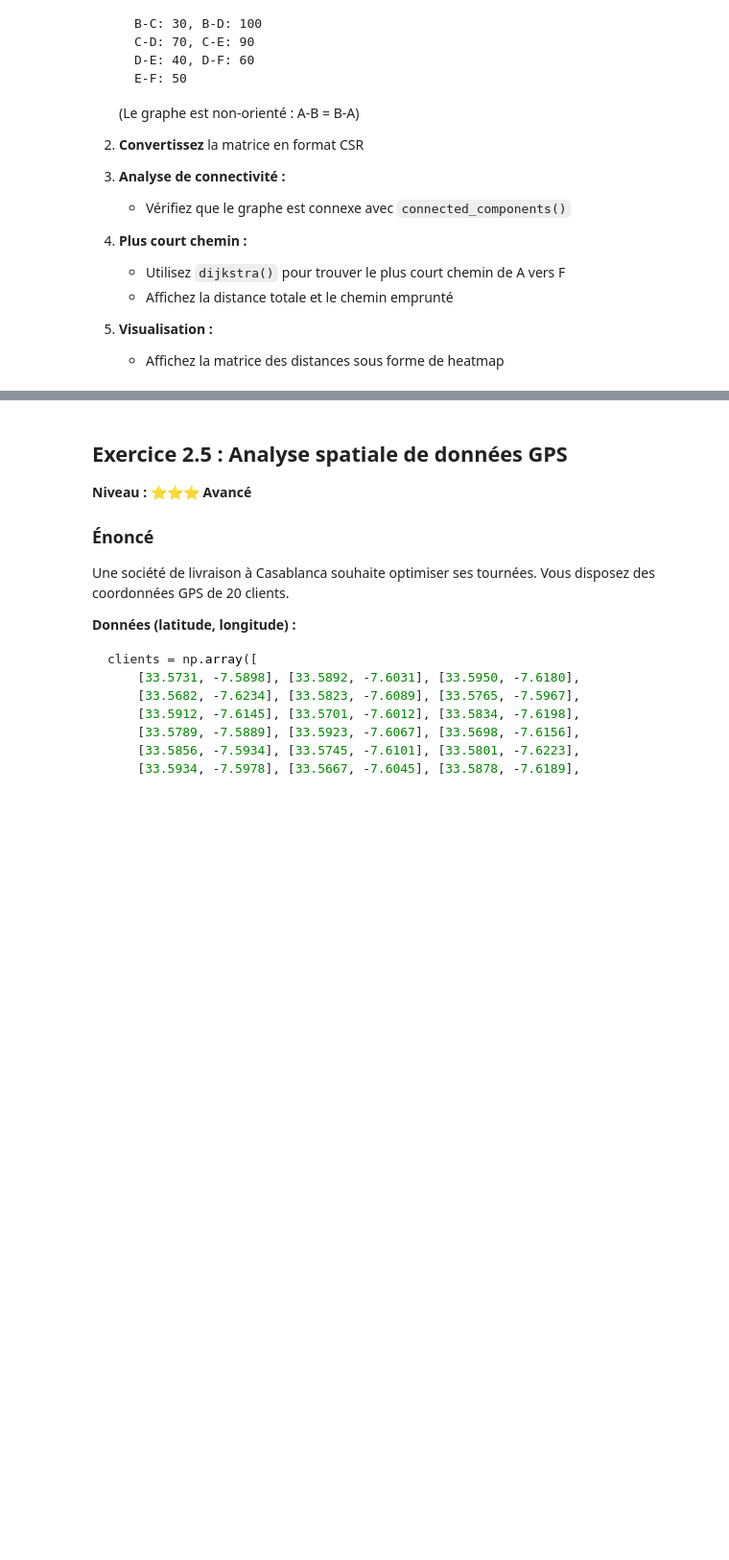
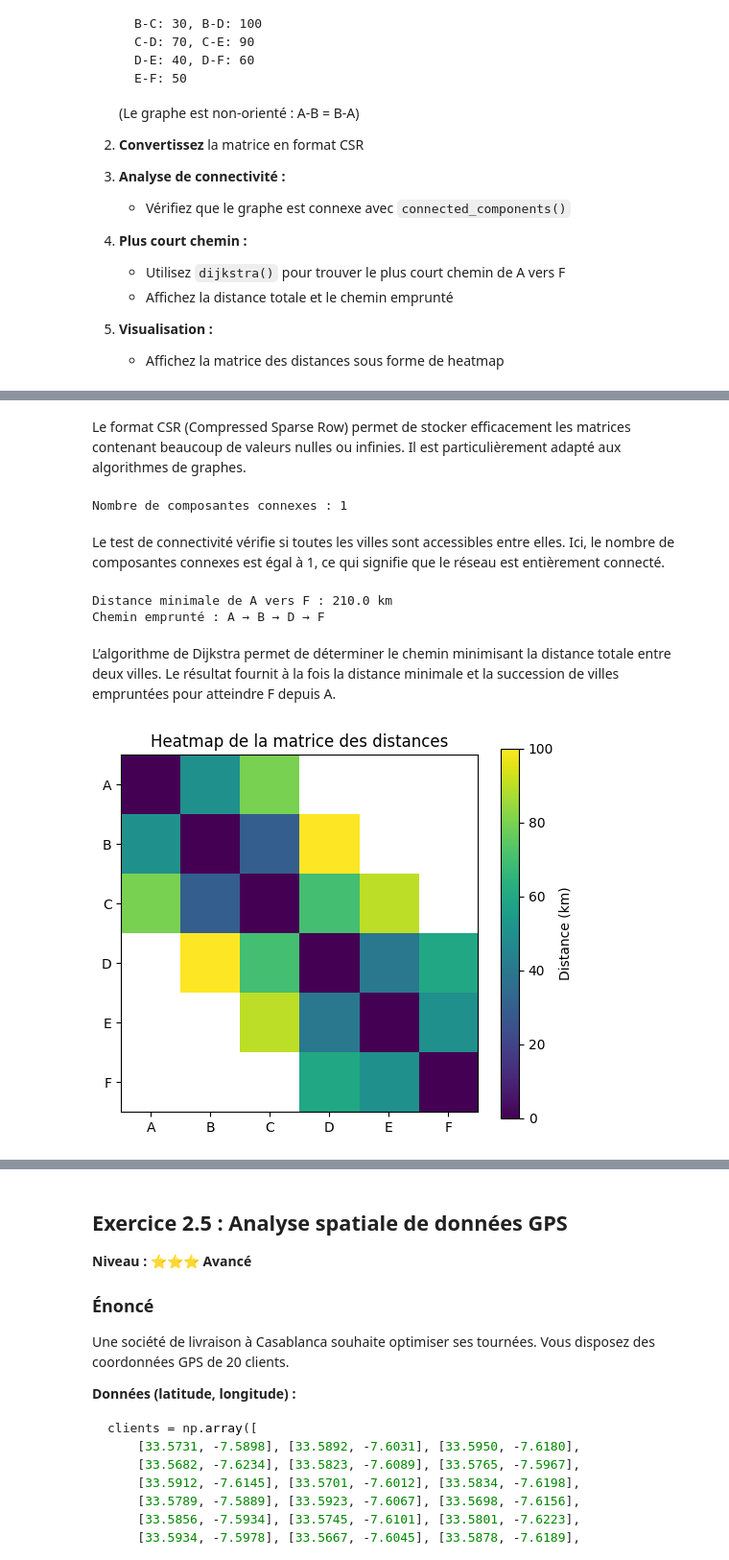
Before and after one commit to USMS-FPK-IA-GI-2025/controle-01-numpy-and-matplotlib-iris-Laylaouyoussef68, a Jupyter notebook: exercices/exercices-pratiques-scipy.ipynb, the cells around one changed output, grey strips where cells are left out. Shown at 96% size. Saved outputs shown, nothing was run; the diff lists cells and outputs as text; code cells hidden in the pictures; blank space fills up the shorter version.

```diff
--- a/exercices/exercices-pratiques-scipy.ipynb
+++ b/exercices/exercices-pratiques-scipy.ipynb
@@ -776,0 +1041,11 @@ Vous analysez un réseau social d'une université de 1000 étudiants. Les connex
+# %%
+#Identification des étudiants influents
+# Degré de chaque nœud
+degres = np.array(A.sum(axis=1)).flatten()
+
+# Indices des 10 étudiants les plus connectés
+top_10 = np.argsort(degres)[-10:][::-1]
+
+print("Top 10 des étudiants les plus connectés :")
+for i in top_10:
+    print(f"Étudiant {i} : {degres[i]} amis")
@@ -810,0 +1193,65 @@ Vous analysez un réseau de transport entre 6 villes.
+# %% [markdown]
+Le format CSR (Compressed Sparse Row) permet de stocker efficacement les matrices contenant beaucoup de valeurs nulles ou infinies. Il est particulièrement adapté aux algorithmes de graphes.
+# %%
+#Analyse de connectivité du graphe
+from scipy.sparse.csgraph import connected_components
+
+# Pour connected_components, on transforme les distances en connexions (0/1)
+adj = (M < np.inf).astype(int)
+adj_csr = csr_matrix(adj)
+
+nb_comp, labels = connected_components(adj_csr, directed=False)
+
+print(f"Nombre de composantes connexes : {nb_comp}")
+# %% [output]
+Nombre de composantes connexes : 1
+# %% [markdown]
+Le test de connectivité vérifie si toutes les villes sont accessibles entre elles. Ici, le nombre de composantes connexes est égal à 1, ce qui signifie que le réseau est entièrement connecté.
+# %%
+#Plus court chemin de A vers F (algorithme de Dijkstra)
+from scipy.sparse.csgraph import dijkstra
+
+# Calcul des distances et des prédécesseurs depuis A (0)
+distances, predecessors = dijkstra(
+    M_csr,
+    directed=False,
+    indices=0,
+    return_predecessors=True
+)
+
+distance_AF = distances[5]
+print(f"Distance minimale de A vers F : {distance_AF} km")
+
+# Reconstruction du chemin A -> F
+chemin = []
+current = 5
+
+while current != -9999:
+    chemin.append(current)
+    current = predecessors[current]
+
+chemin = chemin[::-1]
+villes = ['A', 'B', 'C', 'D', 'E', 'F']
+chemin_villes = [villes[i] for i in chemin]
+
+print("Chemin emprunté :", " → ".join(chemin_villes))
+# %% [output]
+Distance minimale de A vers F : 210.0 km
+Chemin emprunté : A → B → D → F
+# %% [markdown]
+L’algorithme de Dijkstra permet de déterminer le chemin minimisant la distance totale entre deux villes. Le résultat fournit à la fois la distance minimale et la succession de villes empruntées pour atteindre F depuis A.
+# %%
+#Visualisation de la matrice des distances (heatmap)
+import matplotlib.pyplot as plt
+
+plt.figure(figsize=(6, 5))
+plt.imshow(M, cmap="viridis")
+plt.colorbar(label="Distance (km)")
+
+plt.xticks(range(6), ['A', 'B', 'C', 'D', 'E', 'F'])
+plt.yticks(range(6), ['A', 'B', 'C', 'D', 'E', 'F'])
+
+plt.title("Heatmap de la matrice des distances")
+plt.show()
+# %% [output]
+[figure, added]
```
Also changed, not shown: parts of 59 cells of this notebook.
